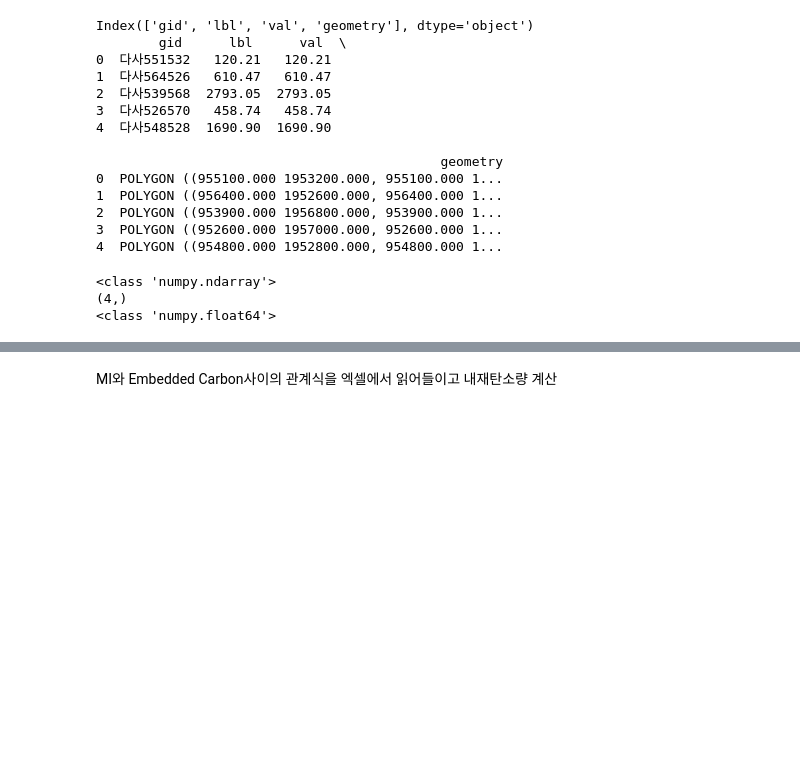
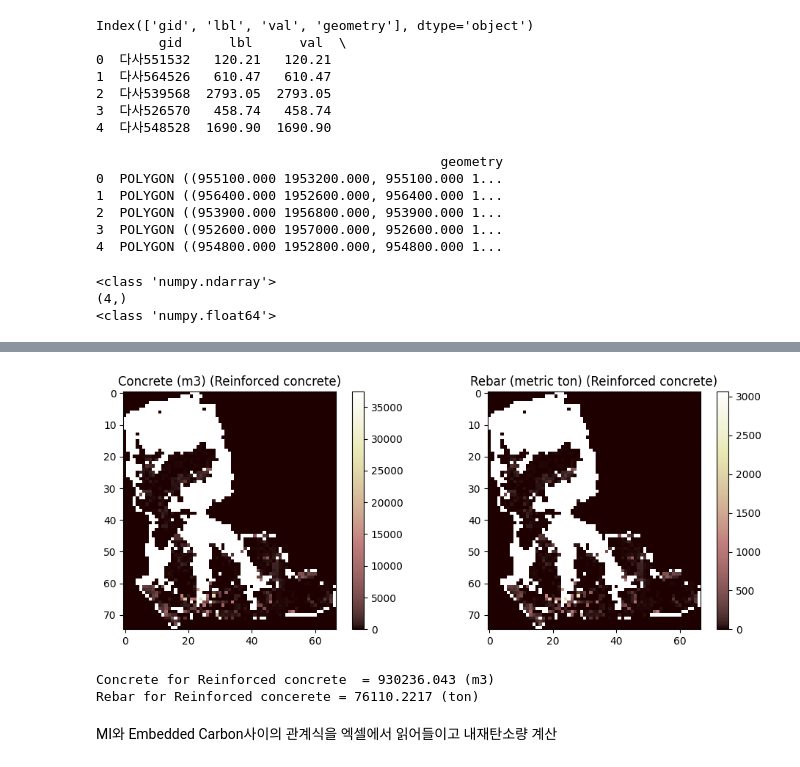
Before and after one commit to alanbseo/MFAworkshop, a Jupyter notebook: MFA_2_MaterialIntensity_EmbeddedCarbon.ipynb, the cells around one changed output, grey strips where cells are left out. Cells and saved outputs as stored; diff of their text form; code cells hidden in the pictures; blank space fills up the shorter version.

```diff
--- a/MFA_2_MaterialIntensity_EmbeddedCarbon.ipynb
+++ b/MFA_2_MaterialIntensity_EmbeddedCarbon.ipynb
@@ -255,0 +295,13 @@ ValueError: ignored
+# %%
+# 철근콘크리트조의 자재량을 계산해보자
+mask_21 = MI_tb.Code == 21
+MI_rc = MI_tb.loc[mask_21,:]
+print(MI_rc)
+
+mi_c = pd.to_numeric(MI_rc.Concrete_m3m2)
+mi_c.astype("float64")
+
+# concrete_21_m3 = grossarea_21  * mi_c.astype("float64")
+
+concrete_21_m3 = grossarea_21  *  0.55       # * mi_c.astype("float64")
+rebar_21_kg = grossarea_21  *  45.0       # * mi_c.astype("float64")
@@ -256,3 +317,30 @@ ValueError: ignored
+# %%
+concrete_21_m3
+
+
+
+plt.figure(figsize=(10,4))
+plt.subplot(nrow, ncol, 1)
+plt.imshow(concrete_21_m3,  cmap='pink')
+plt.colorbar()
+plt.title('Concrete (m3) (Reinforced concrete)')
+
+plt.subplot(nrow, ncol, 2)
+plt.imshow(rebar_21_kg /1E3,  cmap='pink')
+plt.colorbar()
+plt.title('Rebar (metric ton) (Reinforced concrete)')
+
+
+plt.tight_layout()
+plt.show()
+# %% [output]
+[figure, added]
+# %%
+print("Concrete for Reinforced concrete  = " + str(np.nansum(concrete_21_m3)) + " (m3)")
+print("Rebar for Reinforced concerete = " + str(np.nansum(rebar_21_kg)/1E3) + " (ton)")
+# %% [output]
+Concrete for Reinforced concrete  = 930236.043 (m3)
+Rebar for Reinforced concerete = 76110.2217 (ton)
 # %% [markdown]
 MI와 Embedded Carbon사이의 관계식을 엑셀에서 읽어들이고 내재탄소량 계산
 # %% [markdown]
```
Also changed, not shown: parts of 7 cells of this notebook.
